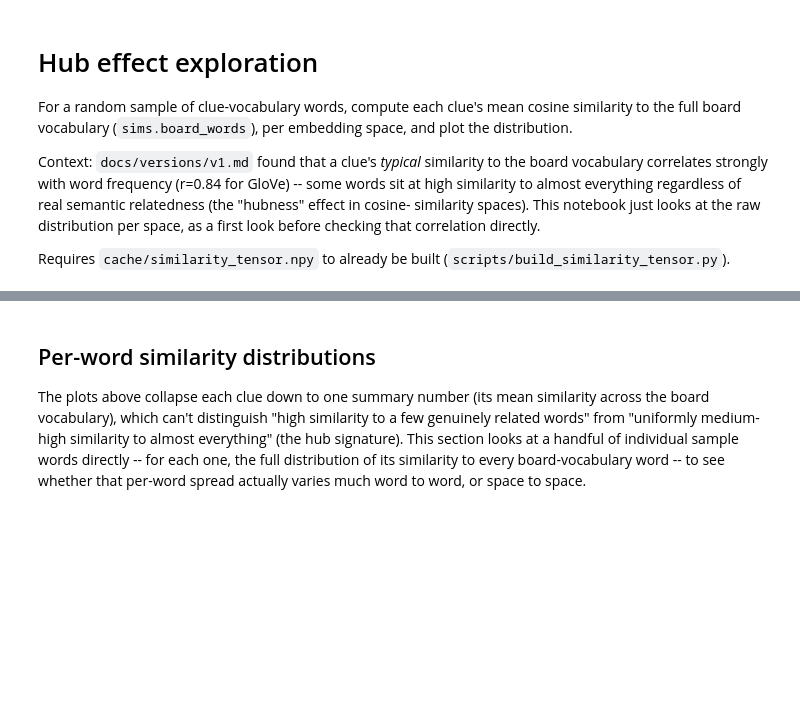
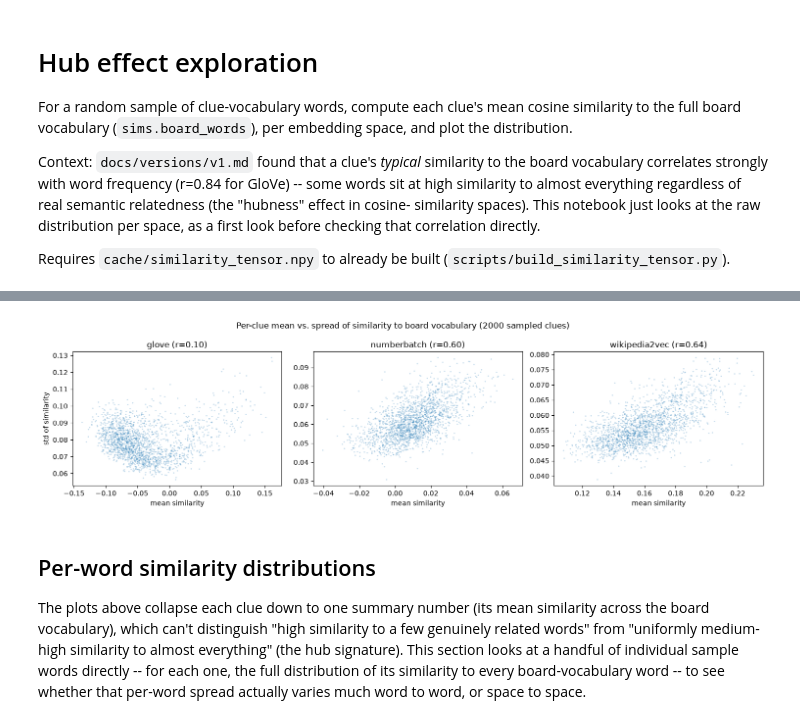
Before and after one commit to shanelee2027/CodenamesAI, a Jupyter notebook: scratch/hub_effect.ipynb, the cells around one changed output, grey strips where cells are left out. Drawn from its saved outputs; the diff is of its cells as text; code cells hidden in the pictures; blank space fills up the shorter version.

```diff
--- a/scratch/hub_effect.ipynb
+++ b/scratch/hub_effect.ipynb
@@ -59,3 +72,26 @@ plt.show()
+# %%
+# Same sample as above, now keeping the per-clue spread alongside the mean.
+std_sim_by_space = {}
+for space_idx, space in enumerate(sims.spaces):
+    values = np.asarray(sims.tensor[sample_idx, :, space_idx], dtype=np.float32)
+    with np.errstate(invalid="ignore"):
+        std_sim_by_space[space] = np.nanstd(values, axis=1)
+
+fig, axes = plt.subplots(1, len(sims.spaces), figsize=(5 * len(sims.spaces), 4))
+for ax, space in zip(axes, sims.spaces):
+    mean_vals = mean_sim_by_space[space]
+    std_vals = std_sim_by_space[space]
+    ax.scatter(mean_vals, std_vals, s=4, alpha=0.25, edgecolors="none")
+    ok = ~(np.isnan(mean_vals) | np.isnan(std_vals))
+    r = np.corrcoef(mean_vals[ok], std_vals[ok])[0, 1]
+    ax.set_title(f"{space} (r={r:.2f})")
+    ax.set_xlabel("mean similarity")
+axes[0].set_ylabel("std of similarity")
+fig.suptitle(f"Per-clue mean vs. spread of similarity to board vocabulary ({N_SAMPLES} sampled clues)")
+fig.tight_layout()
+plt.show()
+# %% [output]
+[figure, added]
 # %% [markdown]
 ## Per-word similarity distributions
 
```
Also changed, not shown: parts of 5 cells of this notebook, 54 other files.
